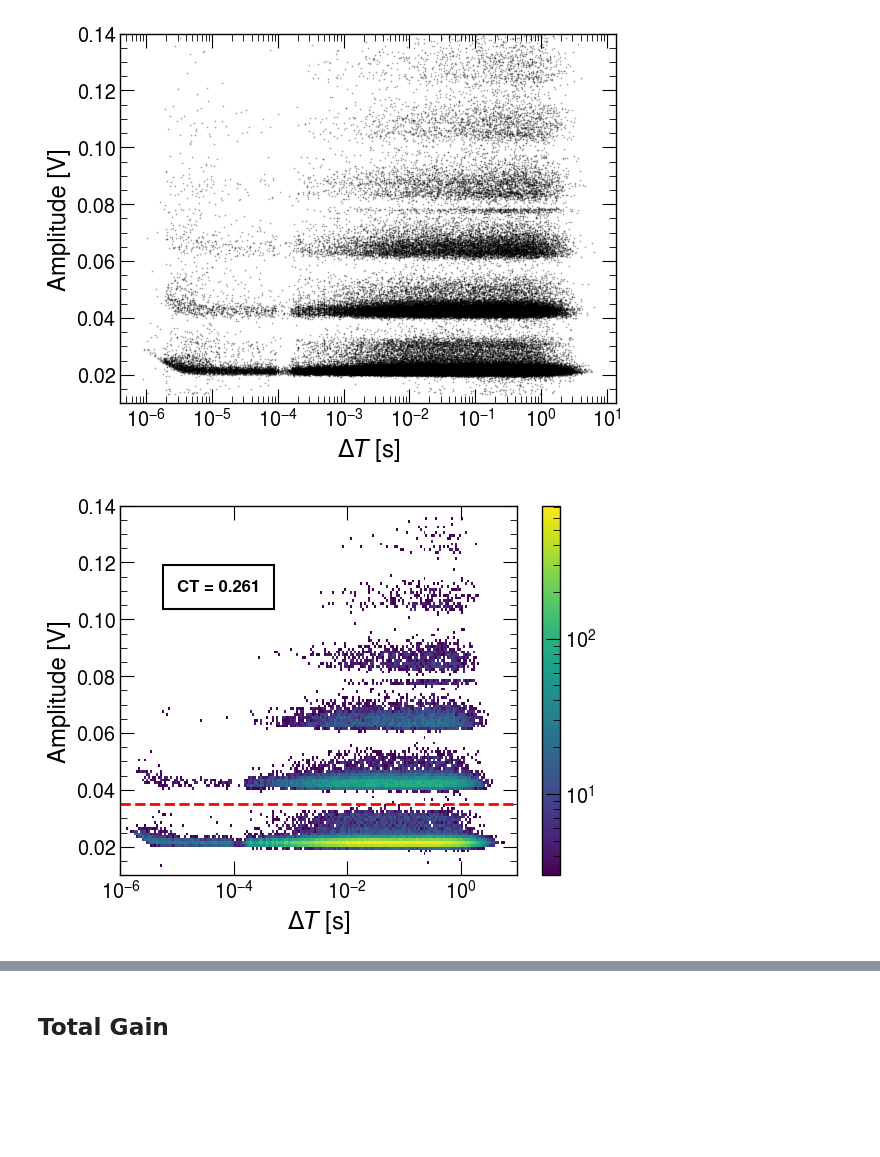
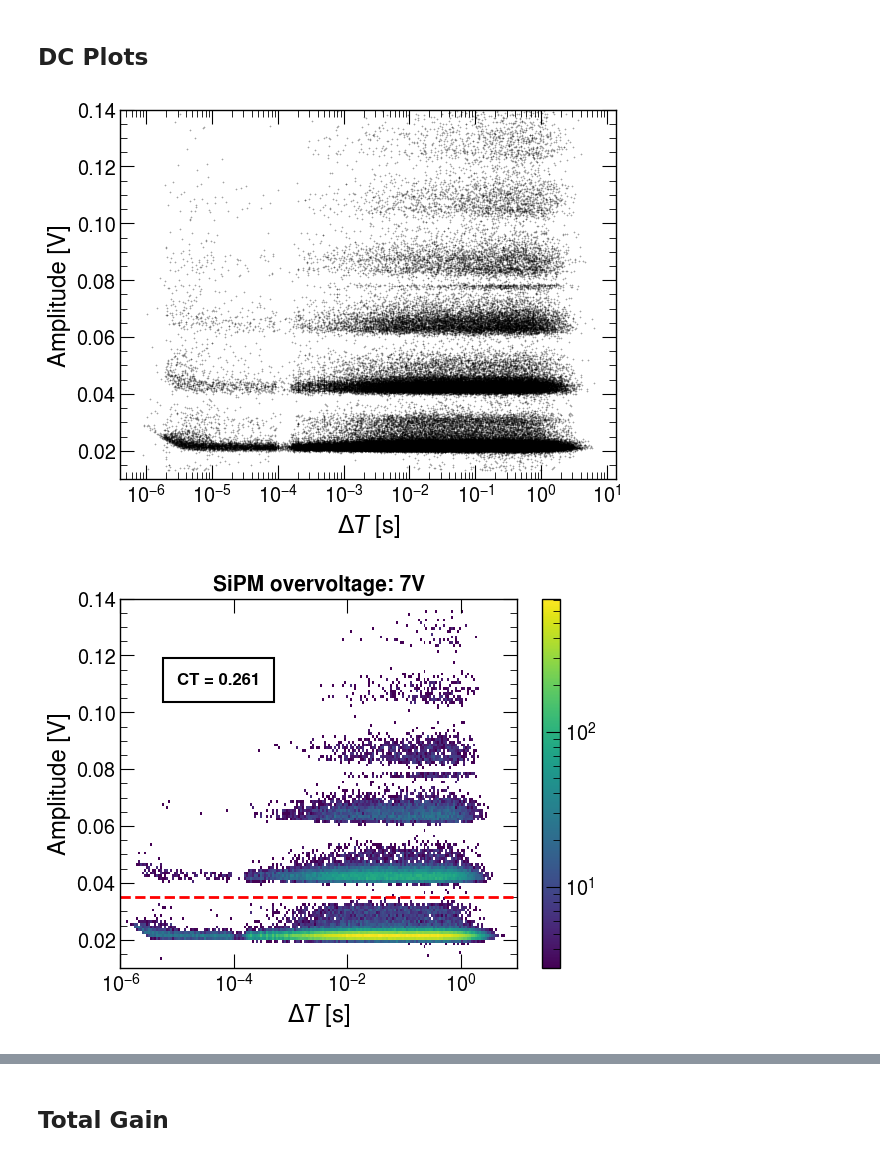
Before and after one commit to rodralva/DARK_CURRENT_FBK, a Jupyter notebook: final_plots.ipynb, the cells around one changed output, grey strips where cells are left out. Cells and saved outputs as stored; diff of their text form; code cells hidden in the pictures; blank space fills up the shorter version.

```diff
--- a/final_plots.ipynb
+++ b/final_plots.ipynb
@@ -18,3 +16,5 @@ import pandas as pd
+# %% [markdown]
+## DC Plots
 # %%
 DEBUG=False
 
@@ -69,31 +69,32 @@ for ov,low_lim in zip(OVs,low_lims):
     y=y[y>low_lim]
 
     plt.figure()
     plt.plot(x,y,'s',markersize=0.1,linestyle='None',color='black')
     plt.semilogx()
     plt.ylim(0.01,0.14)
     plt.ylabel('Amplitude [V]')
     plt.xlabel('$\Delta T$ [s]')
 
     plt.show()
 
     plt.figure()
 
     rx=np.logspace(-6,1,200)
     ry=np.arange(0,0.2,0.001)
 
     plt.hist2d(x, y, bins=[rx,ry], cmap='viridis',cmin=3, norm=mcolors.LogNorm())
     plt.ylim(0.01,0.14)
     plt.colorbar()
     plt.semilogx()
     plt.ylabel('Amplitude [V]')
     plt.xlabel('$\Delta T$ [s]')
 
     plt.hlines(CT_lim,0.000001,10,linestyle='--',color='red')
     CT_raw=sum((y>CT_lim) * (y<0.12) )/len(y)
     plt.text(0.00001,0.11,'CT = '+str(round(CT_raw,3)),color='black',fontsize=12,fontweight='bold',bbox={'edgecolor': 'black',"facecolor":"white",'pad': 10})
 
+    plt.title("SiPM overvoltage: "+str(ov)+'V',fontsize=15,fontweight='bold')
     plt.show()
 # %% [output]
 [figure]
-[figure, old version]
+[figure, new version]
```
Also changed, not shown: parts of 2 cells of this notebook, 4 other files.
